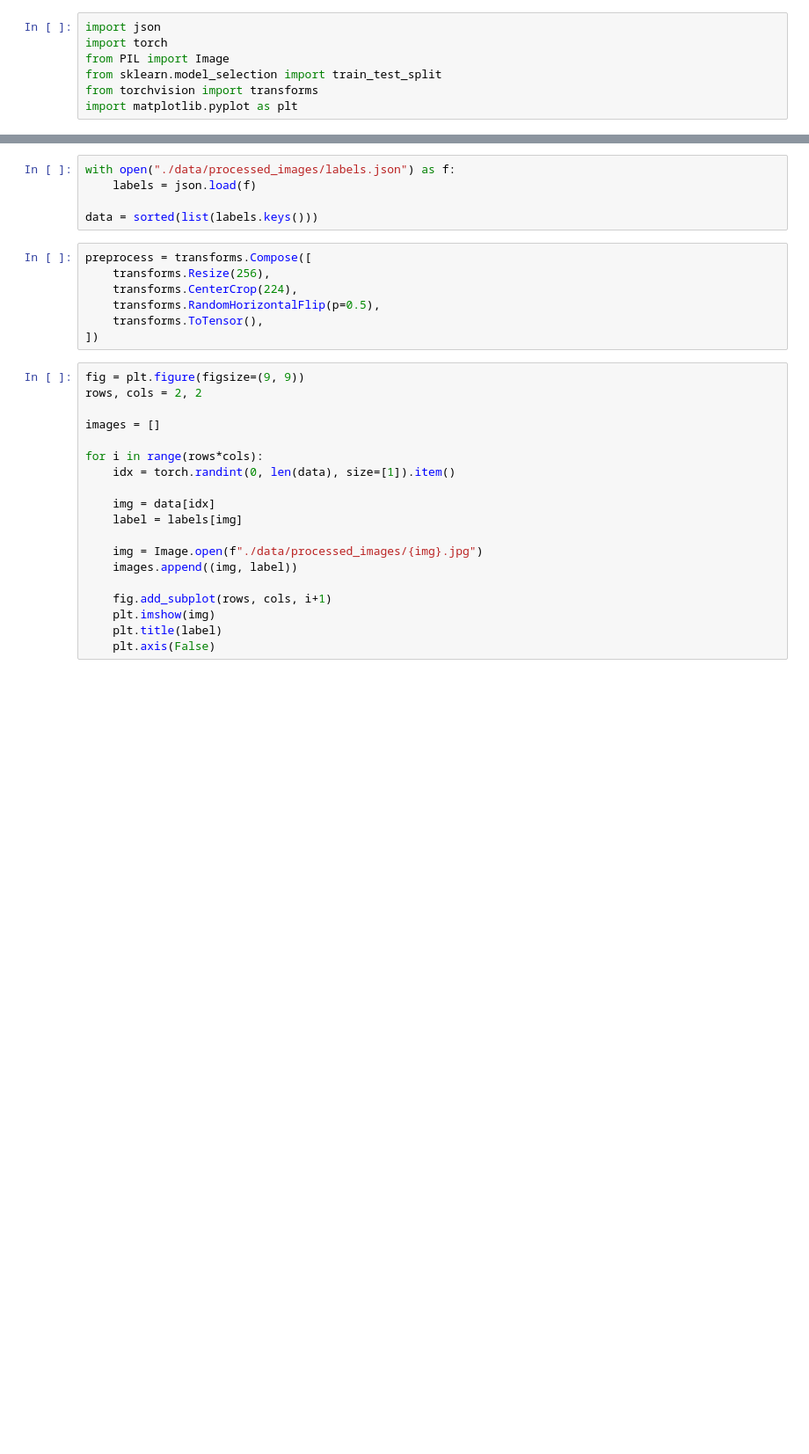
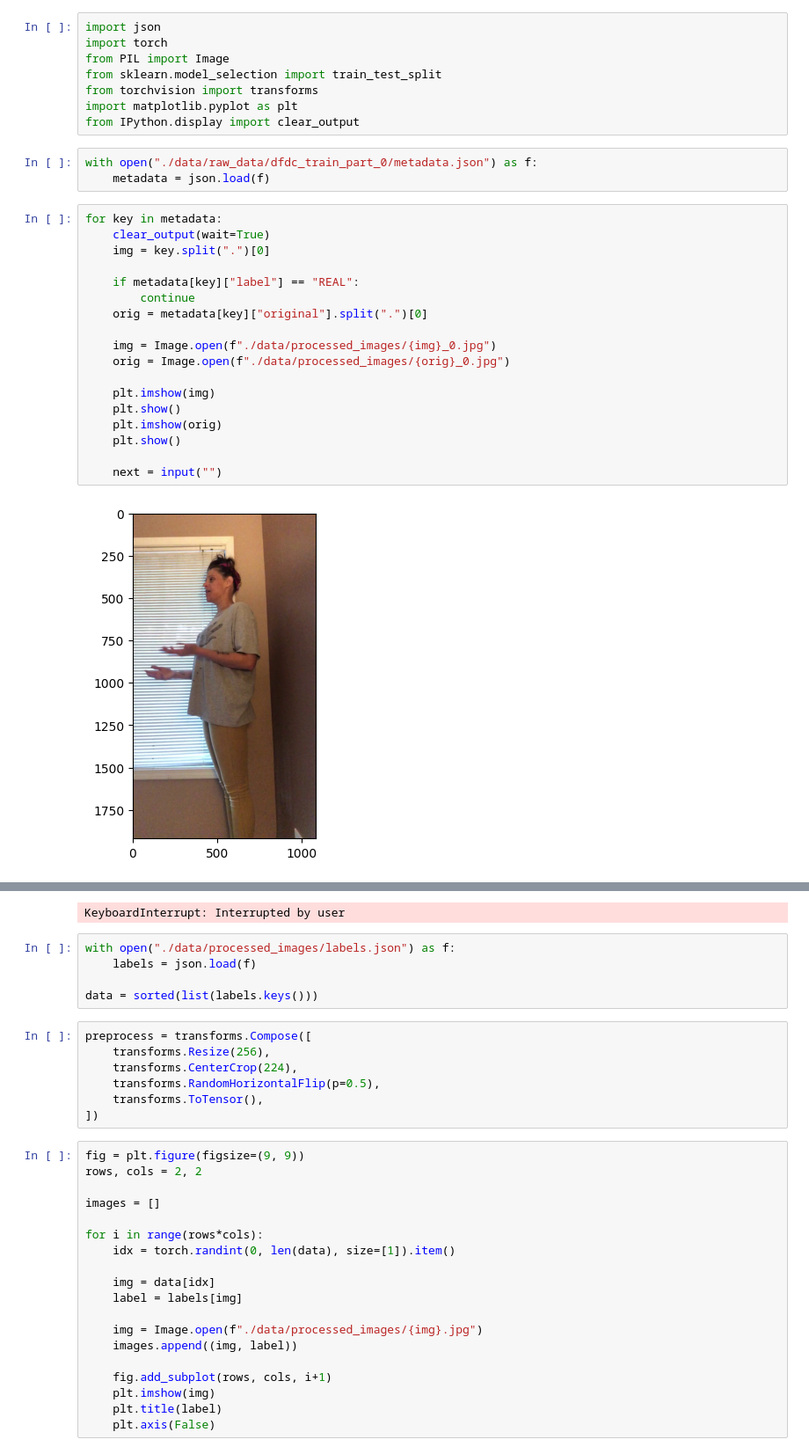
Before and after one commit to abi-kothapalli/CS4262_Project, a Jupyter notebook: data_exploration.ipynb, the cells around one changed output, grey strips where cells are left out. Shown at 88% size. Cells and saved outputs as stored; diff of their text form; blank space fills up the shorter version.

```diff
--- a/data_exploration.ipynb
+++ b/data_exploration.ipynb
@@ -5,3 +5,27 @@ from PIL import Image
 from sklearn.model_selection import train_test_split
 from torchvision import transforms
 import matplotlib.pyplot as plt
+from IPython.display import clear_output
+# %%
+with open("./data/raw_data/dfdc_train_part_0/metadata.json") as f:
+    metadata = json.load(f)
+# %%
+for key in metadata:
+    clear_output(wait=True)
+    img = key.split(".")[0]
+
+    if metadata[key]["label"] == "REAL":
+        continue
+    orig = metadata[key]["original"].split(".")[0]
+
+    img = Image.open(f"./data/processed_images/{img}_0.jpg")
+    orig = Image.open(f"./data/processed_images/{orig}_0.jpg")
+
+    plt.imshow(img)
+    plt.show()
+    plt.imshow(orig)
+    plt.show()
+
+    next = input("")
+# %% [output]
+[figure, added]
@@ -8,3 +37,4 @@ import matplotlib.pyplot as plt
+KeyboardInterrupt: Interrupted by user
 # %%
 with open("./data/processed_images/labels.json") as f:
     labels = json.load(f)
```
Also changed, not shown: parts of 1 cell of this notebook, 5 other files.
